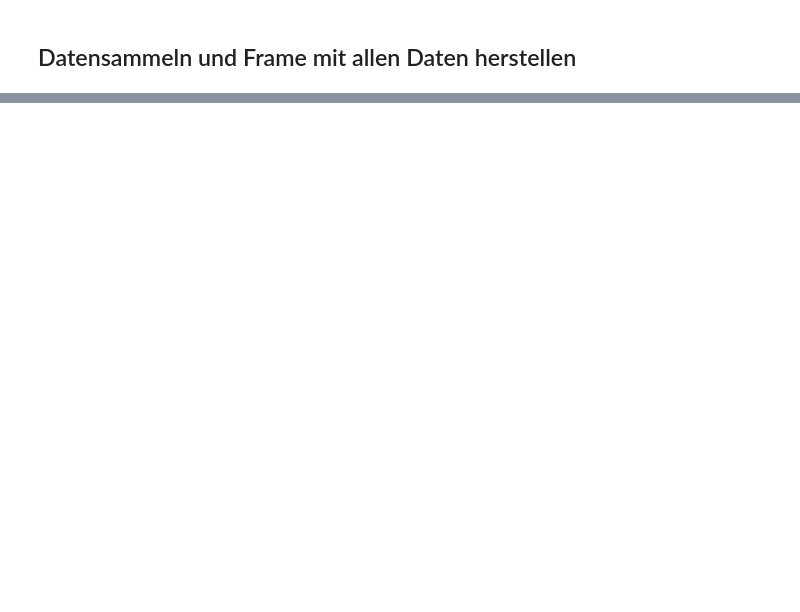
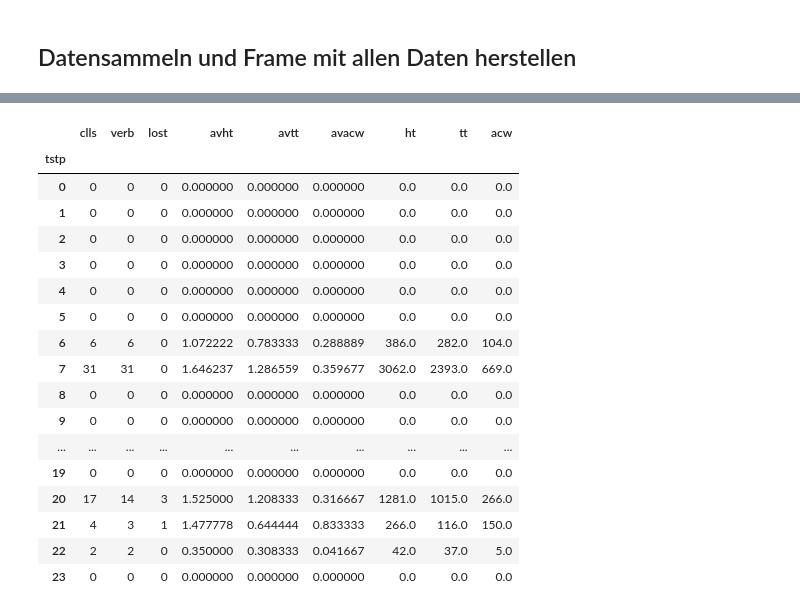
Before and after one commit to gestos/keuch, a Jupyter notebook: code_box/pyt/spreadsheetparsing/entwuerfe/pyplots/Hotline_Stats_viertelstuendlich/1458_allrounder.ipynb, the cells around one changed output, grey strips where cells are left out. Saved outputs shown, nothing was run; the diff lists cells and outputs as text; code cells hidden in the pictures; blank space fills up the shorter version.

```diff
--- a/code_box/pyt/spreadsheetparsing/entwuerfe/pyplots/Hotline_Stats_viertelstuendlich/1458_allrounder.ipynb
+++ b/code_box/pyt/spreadsheetparsing/entwuerfe/pyplots/Hotline_Stats_viertelstuendlich/1458_allrounder.ipynb
@@ -180,0 +365,21 @@ Int64Index([11, 12, 1, 2, 3, 4, 5, 6, 7, 8, 9, 10], dtype='int64', name='tstp')
+# %%
+ne_grp
+# %% [output]
+|  | clls | verb | lost | avht | avtt | avacw | ht | tt | acw |
+| tstp |  |  |  |  |  |  |  |  |  |
+| 0 | 0 | 0 | 0 | 0.000000 | 0.000000 | 0.000000 | 0.0 | 0.0 | 0.0 |
+| 1 | 0 | 0 | 0 | 0.000000 | 0.000000 | 0.000000 | 0.0 | 0.0 | 0.0 |
+| 2 | 0 | 0 | 0 | 0.000000 | 0.000000 | 0.000000 | 0.0 | 0.0 | 0.0 |
+| 3 | 0 | 0 | 0 | 0.000000 | 0.000000 | 0.000000 | 0.0 | 0.0 | 0.0 |
+| 4 | 0 | 0 | 0 | 0.000000 | 0.000000 | 0.000000 | 0.0 | 0.0 | 0.0 |
+| 5 | 0 | 0 | 0 | 0.000000 | 0.000000 | 0.000000 | 0.0 | 0.0 | 0.0 |
+| 6 | 6 | 6 | 0 | 1.072222 | 0.783333 | 0.288889 | 386.0 | 282.0 | 104.0 |
+| 7 | 31 | 31 | 0 | 1.646237 | 1.286559 | 0.359677 | 3062.0 | 2393.0 | 669.0 |
+| 8 | 0 | 0 | 0 | 0.000000 | 0.000000 | 0.000000 | 0.0 | 0.0 | 0.0 |
+| 9 | 0 | 0 | 0 | 0.000000 | 0.000000 | 0.000000 | 0.0 | 0.0 | 0.0 |
+| ... | ... | ... | ... | ... | ... | ... | ... | ... | ... |
+| 19 | 0 | 0 | 0 | 0.000000 | 0.000000 | 0.000000 | 0.0 | 0.0 | 0.0 |
+| 20 | 17 | 14 | 3 | 1.525000 | 1.208333 | 0.316667 | 1281.0 | 1015.0 | 266.0 |
+| 21 | 4 | 3 | 1 | 1.477778 | 0.644444 | 0.833333 | 266.0 | 116.0 | 150.0 |
+| 22 | 2 | 2 | 0 | 0.350000 | 0.308333 | 0.041667 | 42.0 | 37.0 | 5.0 |
+| 23 | 0 | 0 | 0 | 0.000000 | 0.000000 | 0.000000 | 0.0 | 0.0 | 0.0 |
```
Also changed, not shown: parts of 24 cells of this notebook, 9 other files.
